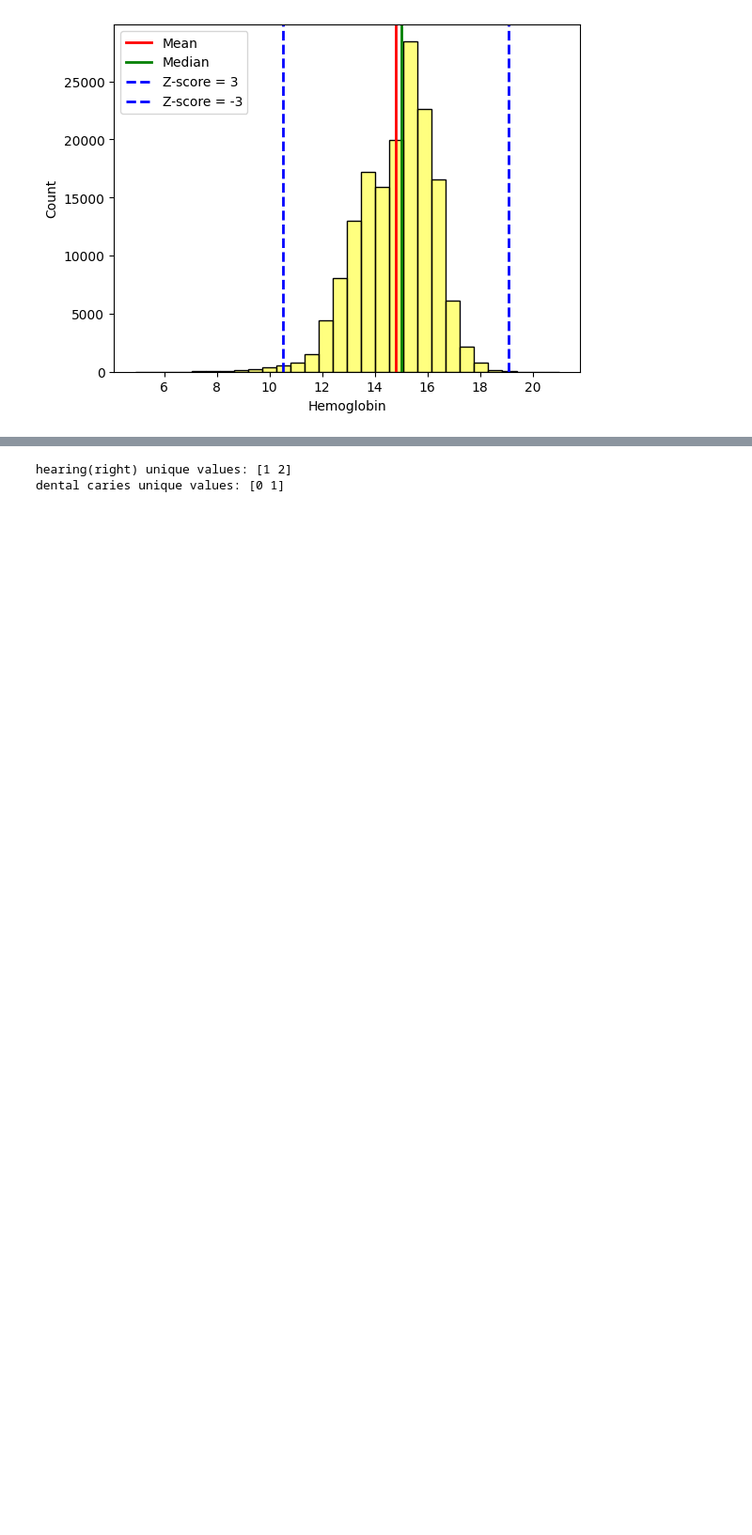
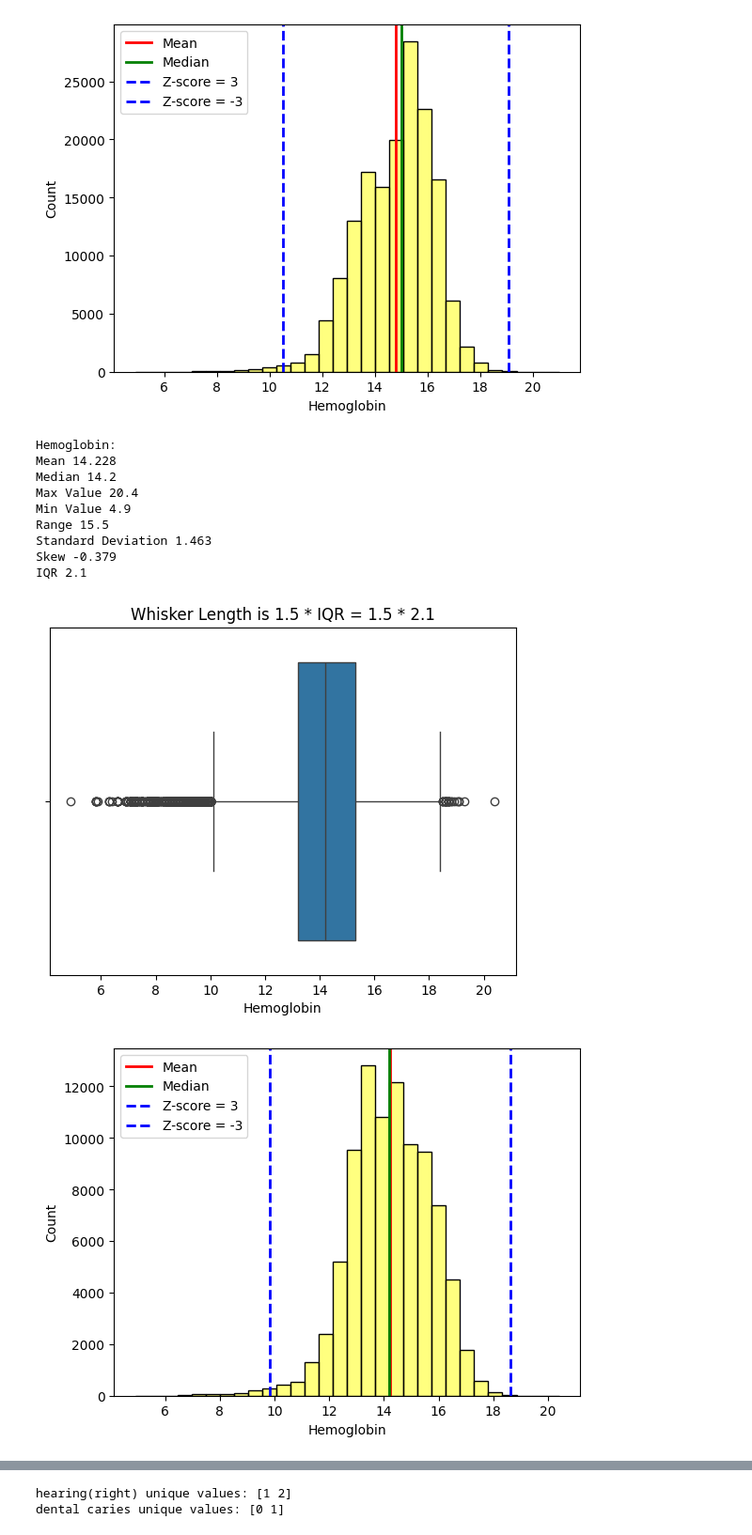
Before and after one commit to ahmedoy/SmokingData-Classification, a Jupyter notebook: data_analysis.ipynb, the cells around one changed output, grey strips where cells are left out. Shown at 94% size. Cells and saved outputs as stored; diff of their text form; code cells hidden in the pictures; blank space fills up the shorter version.

Commit message:
Hemoglobin Univariate Analysis

```diff
--- a/data_analysis.ipynb
+++ b/data_analysis.ipynb
@@ -87,3 +87,61 @@ Skew -0.634
 IQR 2.0
 [figure]
 [figure]
+# %%
+# Analyzing Hemoglobin Feature For Nonsmokers
+hemoglobin_feature = df[df["smoking"] == 0]["hemoglobin"]
+
+# Central Tendency Measures
+hemoglobin_mean = hemoglobin_feature.mean()
+hemoglobin_median = hemoglobin_feature.median()
+
+# Measures of Dispersion
+hemoglobin_max_val = hemoglobin_feature.max()
+hemoglobin_min_val = hemoglobin_feature.min()
+hemoglobin_range = hemoglobin_max_val - hemoglobin_min_val
+hemoglobin_std = hemoglobin_feature.std()
+hemoglobin_skew = hemoglobin_feature.skew()
+hemoglobin_iqr = hemoglobin_feature.quantile(0.75) - hemoglobin_feature.quantile(0.25)
+z_score_positive3 = 3 * hemoglobin_std + hemoglobin_mean
+z_score_negative3 = -3 * hemoglobin_std + hemoglobin_mean
+
+print("Hemoglobin:")
+print(f"Mean {round(hemoglobin_mean, 3)}")
+print(f"Median {round(hemoglobin_median, 3)}")
+print(f"Max Value {round(hemoglobin_max_val, 3)}")
+print(f"Min Value {round(hemoglobin_min_val, 3)}")
+print(f"Range {round(hemoglobin_range, 3)}")
+print(f"Standard Deviation {round(hemoglobin_std, 3)}")
+print(f"Skew {round(hemoglobin_skew, 3)}")
+print(f"IQR {round(hemoglobin_iqr, 3)}")
+
+
+# Box Plot for Hemoglobin Feature
+sns.boxplot(x=hemoglobin_feature)
+plt.xlabel('Hemoglobin For Nonsmokers')
+plt.title(f"Whisker Length is 1.5 * IQR = 1.5 * {round(hemoglobin_iqr, 3)}")
+plt.show()
+
+# Histogram for Hemoglobin Feature
+sns.histplot(hemoglobin_feature, bins=30, alpha=0.5, color="yellow")
+plt.xlabel('Hemoglobin For Nonsmokers')
+plt.ylabel('Count')
+plt.axvline(hemoglobin_mean, c='red', ls='-', lw=2)
+plt.axvline(hemoglobin_median, c='green', ls='-', lw=2)
+plt.axvline(z_score_positive3, c='blue', ls='--', lw=2)
+plt.axvline(z_score_negative3, c='blue', ls='--', lw=2)
+
+plt.legend(labels=['Mean', 'Median', "Z-score = 3", "Z-score = -3"])
+plt.show()
+# %% [output]
+Hemoglobin:
+Mean 14.228
+Median 14.2
+Max Value 20.4
+Min Value 4.9
+Range 15.5
+Standard Deviation 1.463
+Skew -0.379
+IQR 2.1
+[figure, added]
+[figure, added]
```
Also changed, not shown: parts of 3 cells of this notebook.
